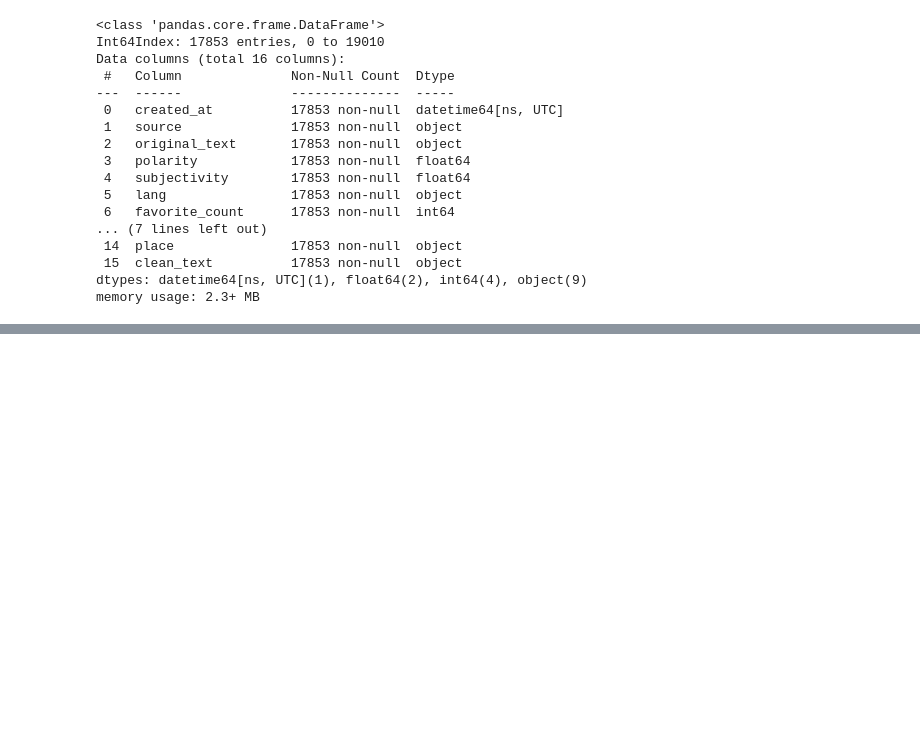
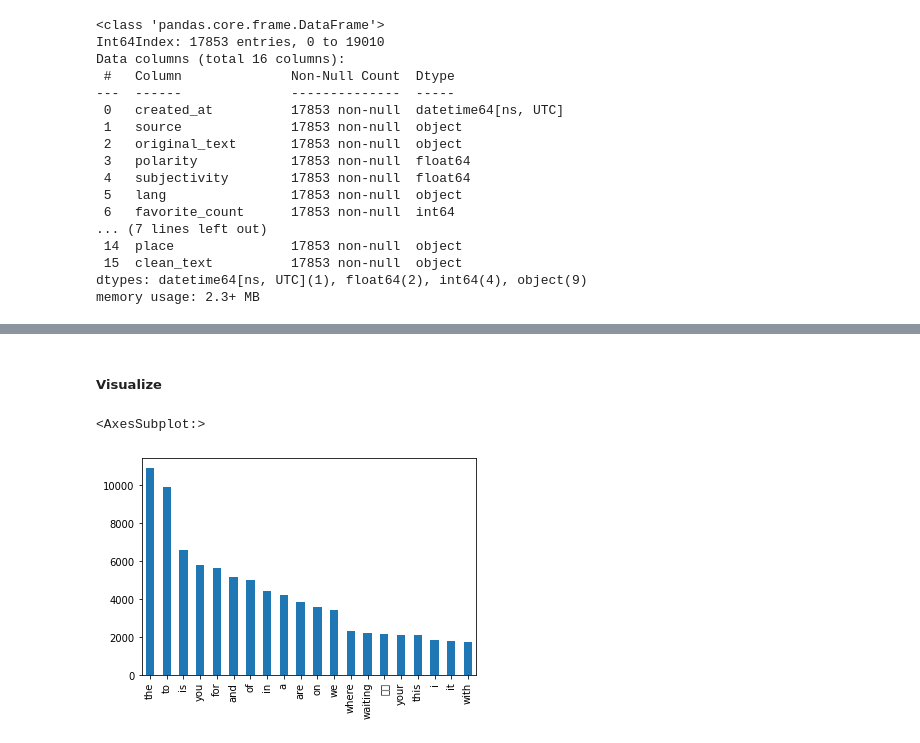
Before and after one commit to Nathnael12/Twitter-Data-Analysis, a Jupyter notebook: notebooks/data_exploration.ipynb, the cells around one changed output, grey strips where cells are left out. Saved outputs shown, nothing was run; the diff lists cells and outputs as text; code cells hidden in the pictures; blank space fills up the shorter version.

Commit message:
data visualization - frequent words

```diff
--- a/notebooks/data_exploration.ipynb
+++ b/notebooks/data_exploration.ipynb
@@ -144,6 +144,21 @@ def extract_text_from_hashtag(hashtag : str):
     hashtag = hashtag.replace("'","")
 
     return hashtag
+# %%
+import re
+
+def remove_empty_str(word : str):
+    """Process hashtag function.
+    Input:
+        hashtag: a string containing a hashtag
+    Output:
+        word: cleaned hashtag
+
+    """
+    # remove empty spaces from a word
+    word = word.strip()
+
+    return word
 # %%
 def data_cleaner(df: pd.DataFrame, save=False) -> pd.DataFrame:
     """Data Cleaner Function.
@@ -203,0 +252,7 @@ memory usage: 2.3+ MB
+# %%
+flattened_words_df = pd.DataFrame(
+    [word for words_list in cleaned_df.clean_text
+    for word in words_list.split(' ')],
+    columns=['word'])
+
+flattened_words_df.head()
@@ -203,0 +266,11 @@ memory usage: 2.3+ MB
+# %%
+# don't take empty strings as a word
+flattened_words_df.word=flattened_words_df.word.apply(remove_empty_str)
+flattened_words_df.drop(flattened_words_df[flattened_words_df['word']==""].index,axis=0,inplace=True)
+# %% [markdown]
+##### Visualize
+# %%
+flattened_words_df.word.value_counts()[:20].plot(kind='bar')
+# %% [output]
+<AxesSubplot:>
+[figure, added]
```
Also changed, not shown: parts of 8 cells of this notebook.
